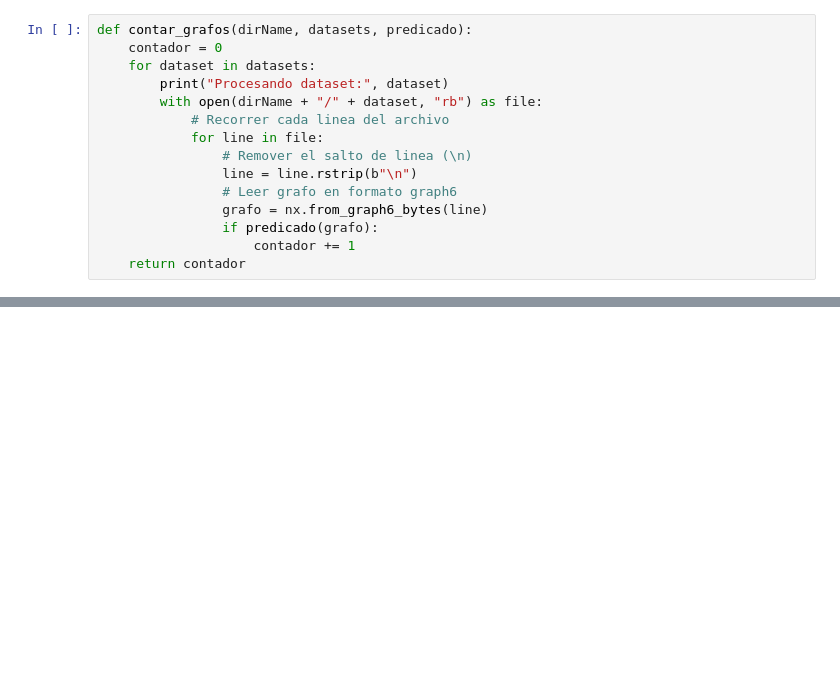
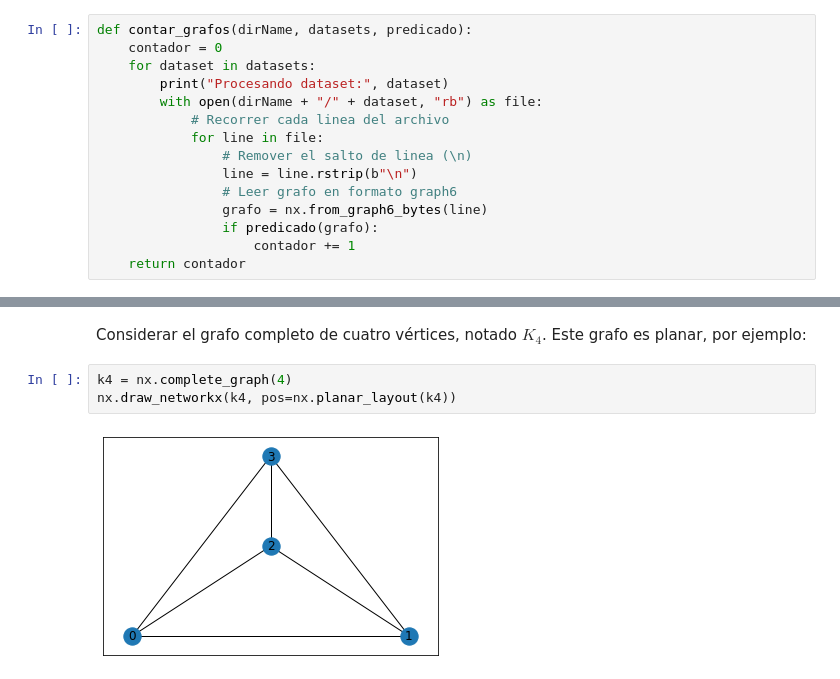
Before and after one commit to maurolucci/taller-cplex, a Jupyter notebook: notebook9.ipynb, the cells around one changed output, grey strips where cells are left out. Drawn from its saved outputs; the diff is of its cells as text; blank space fills up the shorter version.

```diff
--- a/notebook9.ipynb
+++ b/notebook9.ipynb
@@ -279,0 +400,7 @@ Dar la construcción de mysielski e implementar funciones que hagan la construcc
+# %% [markdown]
+Considerar el grafo completo de cuatro vértices, notado $K_4$. Este grafo es planar, por ejemplo:
+# %%
+k4 = nx.complete_graph(4)
+nx.draw_networkx(k4, pos=nx.planar_layout(k4))
+# %% [output]
+[figure, added]
```
Also changed, not shown: parts of 56 cells of this notebook.
